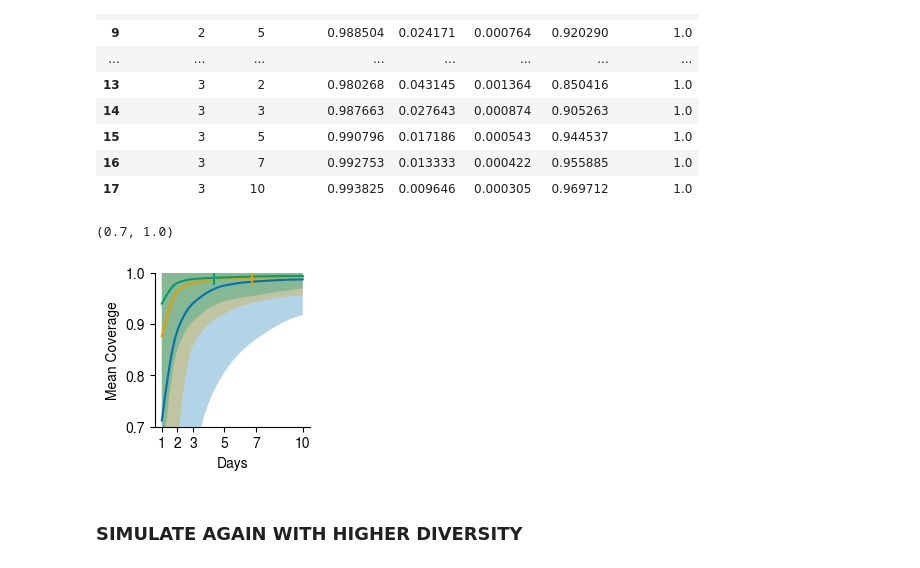
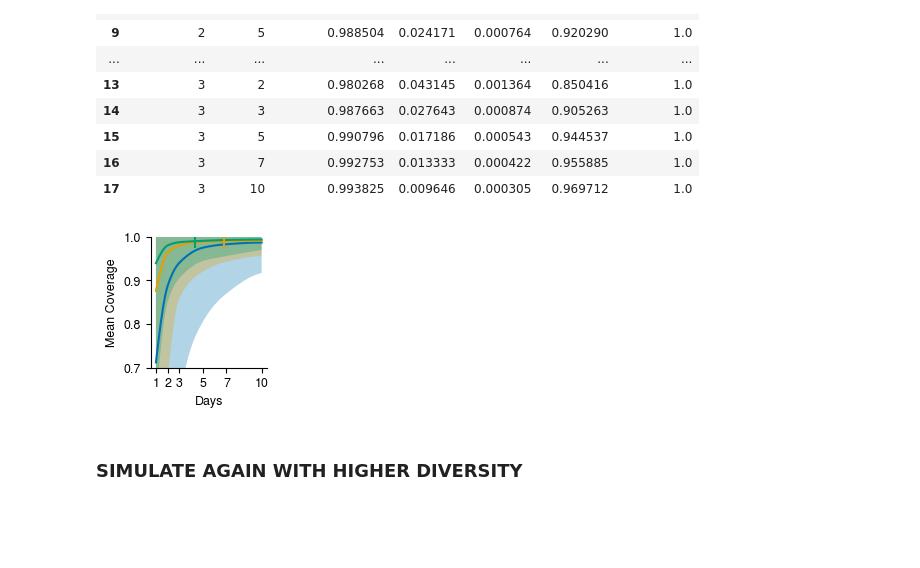
Before and after one commit to mparkergetz/bee_cam_data_processing, a Jupyter notebook: nb7_trapday_resampling.ipynb, the cells around one changed output. Saved outputs shown, nothing was run; the diff lists cells and outputs as text; code cells hidden in the pictures; blank space fills up the shorter version.

Commit message:
refit resample and method comparison figs

```diff
--- a/nb7_trapday_resampling.ipynb
+++ b/nb7_trapday_resampling.ipynb
@@ -5,10 +5,9 @@ import matplotlib.pyplot as plt
 import numpy as np
 import statsmodels.api as sm
 import statsmodels.formula.api as smf
-from rpy2.robjects import r, default_converter
-from rpy2.robjects.packages import importr
-from rpy2.robjects.conversion import localconverter
-from rpy2.robjects import pandas2ri
+import matplotlib
+matplotlib.rcParams['font.family'] = 'Nimbus Sans'
+plt.rcParams['font.size'] = 9
 # %%
 # LOAD BOMBUS VISIT TIMES, EXTACT SPECIES ABUNDANCE DISTRIBUTION
 visit_durations_clover = pd.read_csv('csvs/visit_durations_clover.csv', parse_dates=['visit_start', 'visit_end'])
@@ -249,38 +248,39 @@ colors = [
     "#009E73",
 ]
 days_to_test=[1, 2, 3, 5, 7, 10]
-fig, ax = plt.subplots(figsize=(2, 2))
+fig, ax = plt.subplots(figsize=(1.5, 1.7))
 
 
 for idx, cams in enumerate(sorted(summary['n_cameras'].unique())):
     sub = summary[summary['n_cameras'] == cams].sort_values('n_days')
     x = sub['n_days'].astype(float).values
     y = sub['mean_coverage'].astype(float).values
     low = sub['ci_low_95'].astype(float).values
     high = sub['ci_high_95'].astype(float).values
 
     x_smooth = np.linspace(x.min(), x.max(), 300)
     mean_smooth = PchipInterpolator(x, y)(x_smooth)
     low_smooth = PchipInterpolator(x, low)(x_smooth)
     high_smooth = PchipInterpolator(x, high)(x_smooth)
 
     color = colors[idx]
 
     ax.plot(x_smooth, mean_smooth, label=f'{cams} cameras', color=color)
     ax.fill_between(x_smooth, low_smooth, high_smooth, alpha=0.3, color = color, edgecolor=None)
 
     idx = np.where(mean_smooth >= 0.99)[0]
     if idx.size > 0:
         i = idx[0]
         ax.scatter([x_smooth[i]], [mean_smooth[i]], s=90, marker='|', color = color, zorder=4)
 
 ax.set_xlabel('Days')
 ax.set_xticks(days_to_test)
 ax.set_ylabel('Mean Coverage')
 ax.set_ylim(0.7,1)
+
+plt.savefig('figs/resample_trapday_low.svg', format='svg')
 # %% [output]
-(0.7, 1.0)
-[figure, old version]
+[figure, new version]
 # %% [markdown]
 ### SIMULATE AGAIN WITH HIGHER DIVERSITY
 # %%
```
Also changed, not shown: parts of 3 cells of this notebook, 1 other file.
